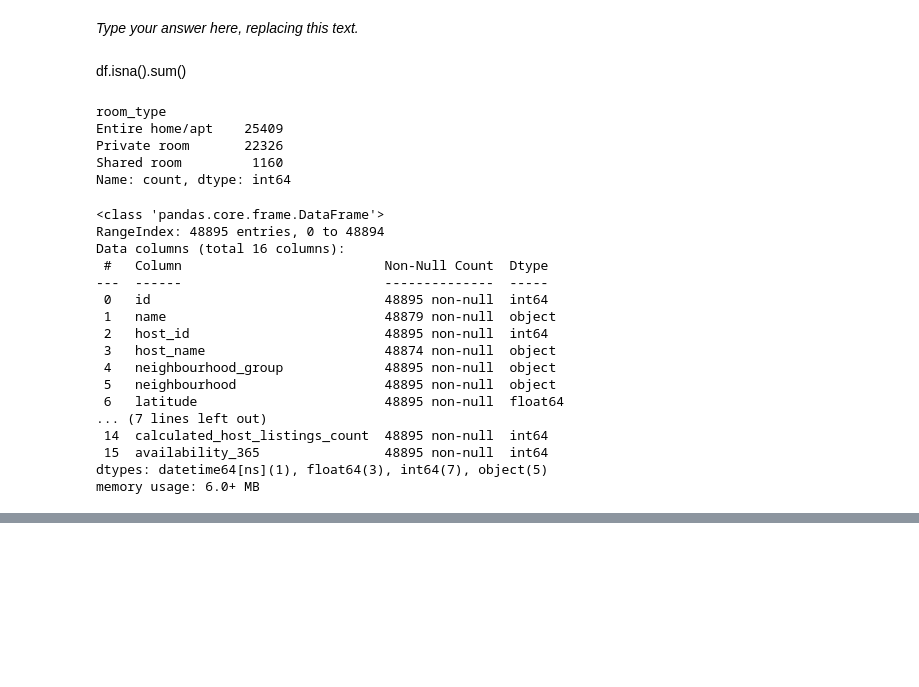
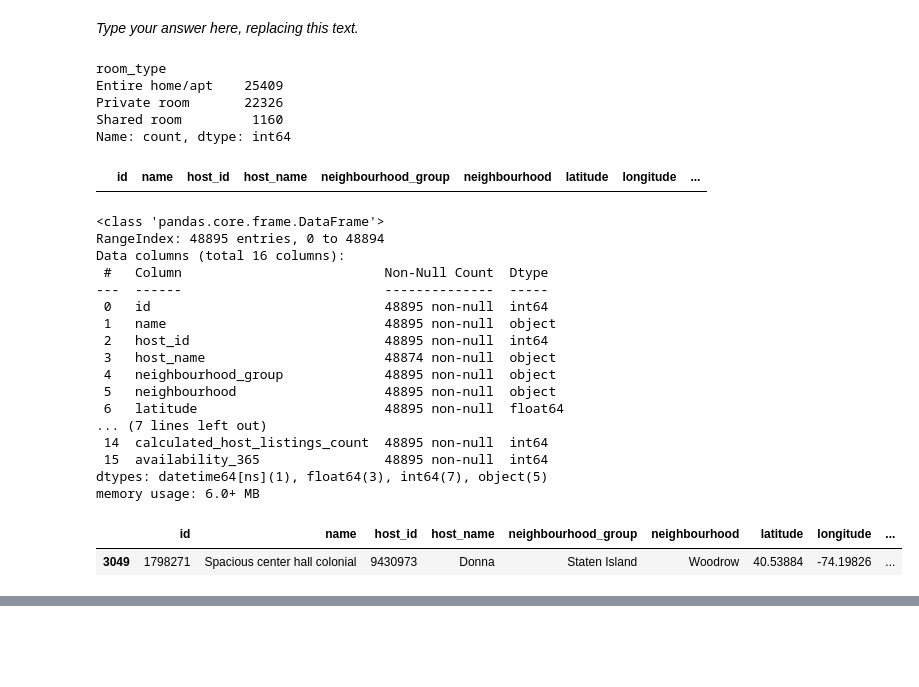
Before and after one commit to RayNguyent/hw5-cpsc330, a Jupyter notebook: hw5.ipynb, the cells around one changed output, grey strips where cells are left out. Drawn from its saved outputs; the diff is of its cells as text; code cells hidden in the pictures; blank space fills up the shorter version.

```diff
--- a/hw5.ipynb
+++ b/hw5.ipynb
@@ -282,8 +305,6 @@ Solution_5
 _Points:_ 10
 # %% [markdown]
 _Type your answer here, replacing this text._
-# %% [markdown]
-df.isna().sum()
 # %%
 df['room_type'].value_counts()
 # %% [output]
@@ -292,6 +313,12 @@ Entire home/apt    25409
 Private room       22326
 Shared room         1160
 Name: count, dtype: int64
+# %%
+df['name'] = df['name'].fillna("Missing")
+# %%
+df[df['id'].duplicated()]
+# %% [output]
+|  | id | name | host_id | host_name | neighbourhood_group | neighbourhood | latitude | longitude | ... |
 # %%
 df.info()
 # %% [output]
@@ -301,7 +328,7 @@ Data columns (total 16 columns):
  #   Column                          Non-Null Count  Dtype
 ---  ------                          --------------  -----
  0   id                              48895 non-null  int64
- 1   name                            48879 non-null  object
+ 1   name                            48895 non-null  object
  2   host_id                         48895 non-null  int64
  3   host_name                       48874 non-null  object
  4   neighbourhood_group             48895 non-null  object
@@ -319,0 +347,5 @@ passthrough_feats = {"latitude","longitude",'host_name',"name"}
+# %%
+df[df["neighbourhood"] == 'Woodrow']
+# %% [output]
+|  | id | name | host_id | host_name | neighbourhood_group | neighbourhood | latitude | longitude | ... |
+| 3049 | 1798271 | Spacious center hall colonial | 9430973 | Donna | Staten Island | Woodrow | 40.53884 | -74.19826 | ... |
```
Also changed, not shown: parts of 63 cells of this notebook.
